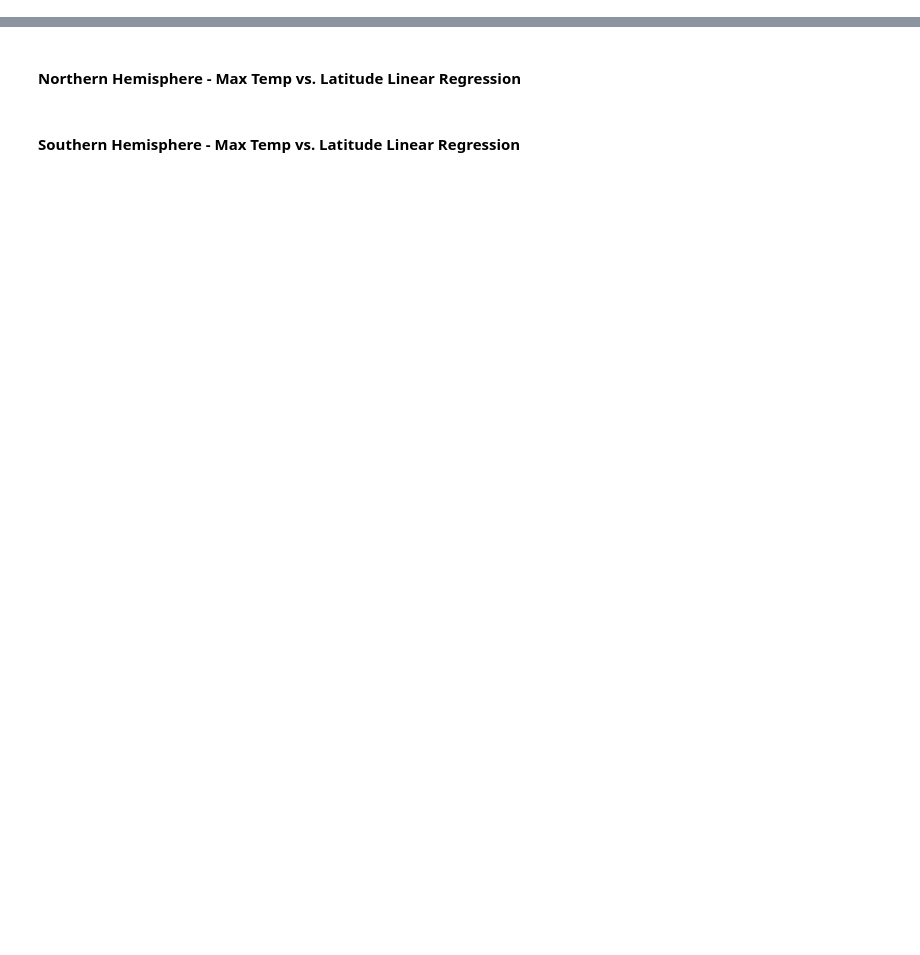
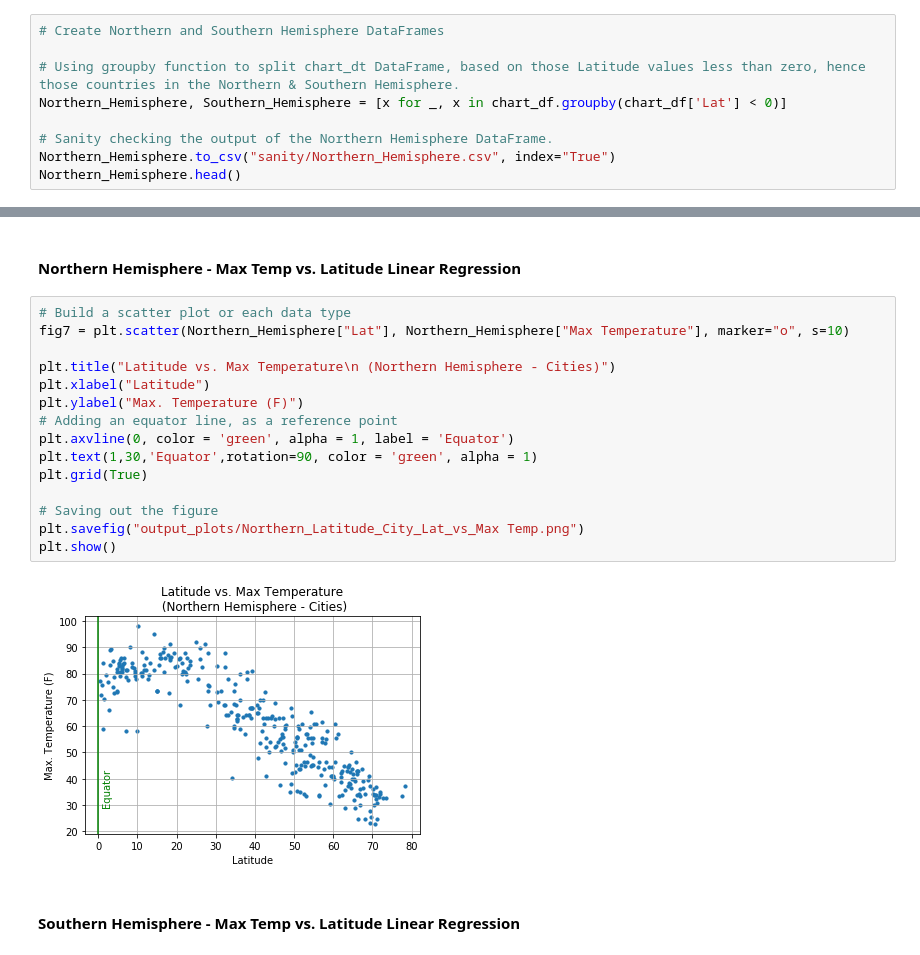
Before and after one commit to SaltireSequence/python-api-challenge, a Jupyter notebook: WeatherPy.ipynb, the cells around one changed output, grey strips where cells are left out. Drawn from its saved outputs; the diff is of its cells as text; blank space fills up the shorter version.

```diff
--- a/WeatherPy.ipynb
+++ b/WeatherPy.ipynb
@@ -296,0 +306,9 @@ plt.show()
+# %%
+# Create Northern and Southern Hemisphere DataFrames
+
+# Using groupby function to split chart_dt DataFrame, based on those Latitude values less than zero, hence those countries in the Northern & Southern Hemisphere.
+Northern_Hemisphere, Southern_Hemisphere = [x for _, x in chart_df.groupby(chart_df['Lat'] < 0)]
+
+# Sanity checking the output of the Northern Hemisphere DataFrame.
+Northern_Hemisphere.to_csv("sanity/Northern_Hemisphere.csv", index="True")
+Northern_Hemisphere.head()
@@ -297,4 +333,21 @@ plt.show()
 # %% [markdown]
 ####  Northern Hemisphere - Max Temp vs. Latitude Linear Regression
+# %%
+# Build a scatter plot or each data type
+fig7 = plt.scatter(Northern_Hemisphere["Lat"], Northern_Hemisphere["Max Temperature"], marker="o", s=10)
+
+plt.title("Latitude vs. Max Temperature\n (Northern Hemisphere - Cities)")
+plt.xlabel("Latitude")
+plt.ylabel("Max. Temperature (F)")
+# Adding an equator line, as a reference point
+plt.axvline(0, color = 'green', alpha = 1, label = 'Equator')
+plt.text(1,30,'Equator',rotation=90, color = 'green', alpha = 1)
+plt.grid(True)
+
+# Saving out the figure
+plt.savefig("output_plots/Northern_Latitude_City_Lat_vs_Max Temp.png")
+plt.show()
+# %% [output]
+[figure, added]
 # %% [markdown]
 ####  Southern Hemisphere - Max Temp vs. Latitude Linear Regression
```
Also changed, not shown: parts of 13 cells of this notebook, 15 other files.
